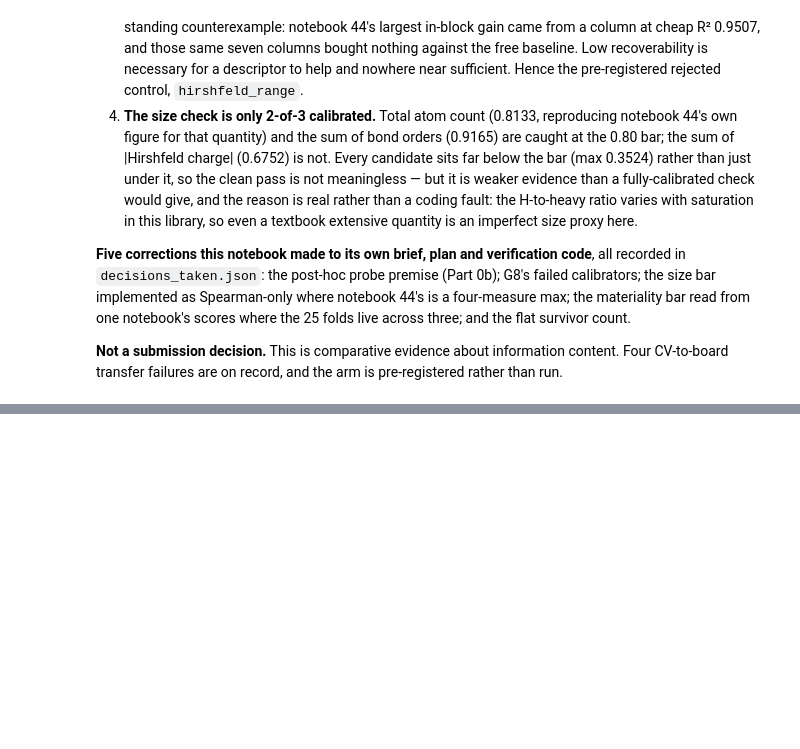
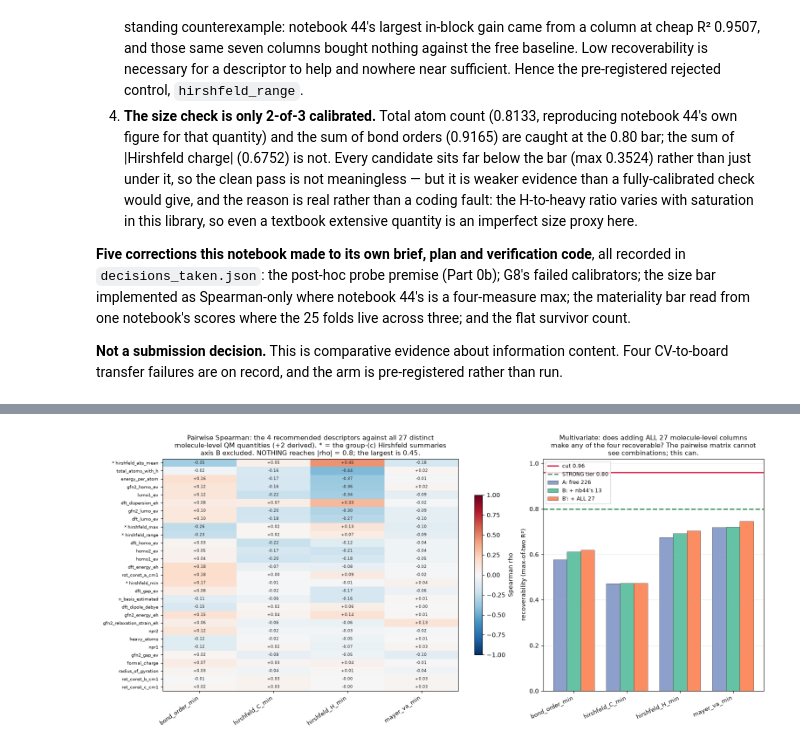
Before and after one commit to codie-freeman/OpenADMET-CYP-Blind-Challenge, a Jupyter notebook: notebooks/45_atom_level_screen.ipynb, the cells around one changed output, grey strips where cells are left out. Drawn from its saved outputs; the diff is of its cells as text; code cells hidden in the pictures; blank space fills up the shorter version.

```diff
--- a/notebooks/45_atom_level_screen.ipynb
+++ b/notebooks/45_atom_level_screen.ipynb
@@ -1683,0 +1919,76 @@ transfer failures are on record, and the arm is pre-registered rather than run.
+# %%
+# Part 7.4 -- the figure and the verdict on whether the recommendation changes.
+import matplotlib.pyplot as plt
+fig, (axL, axR) = plt.subplots(1, 2, figsize=(15.5, 7), width_ratios=[1.45, 1])
+H4 = ["hirshfeld_min", "hirshfeld_max", "hirshfeld_abs_mean", "hirshfeld_range"]
+Mx = X7.set_index("molecule_level_column").loc[[c for c in X7.molecule_level_column], FOUR]
+im = axL.imshow(Mx.to_numpy(), cmap="RdBu_r", vmin=-1, vmax=1, aspect="auto")
+axL.set_xticks(range(len(FOUR))); axL.set_xticklabels(FOUR, rotation=35, ha="right", fontsize=9)
+axL.set_yticks(range(len(Mx)))
+axL.set_yticklabels([f"{'* ' if c in H4 else '  '}{c}" for c in Mx.index], fontsize=7.4)
+for i in range(Mx.shape[0]):
+    for j in range(Mx.shape[1]):
+        v = Mx.to_numpy()[i, j]
+        axL.text(j, i, f"{v:+.2f}", ha="center", va="center", fontsize=6.4,
+                 color="white" if abs(v) > 0.55 else "0.15")
+axL.set_title("Pairwise Spearman: the 4 recommended descriptors against all 27 distinct\n"
+              "molecule-level QM quantities (+2 derived). * = the group-(c) Hirshfeld summaries\n"
+              f"axis B excluded. NOTHING reaches |rho| = {BAR7}; the largest is {X7.max_abs.max():.2f}.",
+              fontsize=10.5)
+fig.colorbar(im, ax=axL, fraction=.025, label="Spearman rho")
+
+w, idx = 0.26, np.arange(len(FOUR))
+for k, (lab, col) in enumerate([("A: free 226", "#8da0cb"),
+                                ("B: + nb44's 13", "#66c2a5"),
+                                ("B': + ALL 27", "#fc8d62")]):
+    key = ["A_free226", "B_free226_plus13", "Bprime_free226_plus_all27"][k]
+    axR.bar(idx + (k - 1) * w, R7.set_index("descriptor").loc[FOUR, key], w, label=lab,
+            color=col, edgecolor="0.25", lw=.5)
+axR.axhline(CUT7, color="crimson", lw=2, label=f"cut {CUT7}")
+axR.axhline(0.80, color="seagreen", lw=2, ls="--", label="STRONG tier 0.80")
+axR.set_xticks(idx); axR.set_xticklabels(FOUR, rotation=25, ha="right", fontsize=9)
+axR.set_ylabel("recoverability (max-of-two R²)"); axR.set_ylim(0, 1.02)
+axR.set_title("Multivariate: does adding ALL 27 molecule-level columns\n"
+              "make any of the four recoverable? The pairwise matrix cannot\n"
+              "see combinations; this can.", fontsize=10.5)
+axR.legend(fontsize=8.5, loc="upper left"); axR.grid(alpha=.25, axis="y")
+fig.tight_layout()
+fig.savefig(OUT7 / "figures" / "part7_four_vs_molecule_level.png", dpi=170, bbox_inches="tight")
+plt.show()
+
+print("=" * 98)
+print(f"{'PART 7 VERDICT':^98}")
+print("=" * 98)
+print(f"  pairwise pairs above |rho| {BAR7}                      : {len(flags)} of {len(X7)*len(FOUR)}")
+print(f"  largest pairwise |rho| anywhere                   : {X7.max_abs.max():.4f}"
+      f"  ({X7.iloc[0].molecule_level_column} vs hirshfeld_H_min)")
+print(f"  hirshfeld_C_min vs hirshfeld_min                  : "
+      f"{X7.loc[X7.molecule_level_column=='hirshfeld_min','hirshfeld_C_min'].iloc[0]:+.4f}")
+print(f"  multivariate B' minus B, median / max             : "
+      f"{R7.Bprime_minus_B.median():+.4f} / {R7.Bprime_minus_B.max():+.4f}")
+print(f"  still below the {CUT7} cut under B'                 : {len(still)} of 4")
+print("-" * 98)
+print("  DOES THIS CHANGE THE RECOMMENDATION OF THE FOUR?  NO. None of the four is largely a")
+print("  restatement of a molecule-level column already in descriptors.csv.")
+print()
+print("  The concern was well-posed and is answered on its own terms: the closest molecule-level")
+print("  partner of any of the four is hirshfeld_abs_mean against hirshfeld_H_min at rho +0.45,")
+print("  about 20% shared rank variance, and adding all 27 columns at once moves multivariate")
+print("  recoverability by a median of under 0.01. So the +0.0002 axis B result is NOT an artefact")
+print("  of the excluded Hirshfeld summaries -- those summaries were genuinely not the missing")
+print("  partner, and axis B's near-zero reading stands for the reason already given: this block is")
+print("  not a re-encoding of the molecule-level one.")
+print()
+print("  The per-element conditioning is what makes the difference, and the mechanism is checkable")
+print("  rather than hand-waved: a molecule's minimum Hirshfeld charge sits on its most")
+print("  electronegative atom -- an O or N nearly always, a carbon nearly never -- so hirshfeld_C_min")
+print("  measures a different atom from hirshfeld_min in almost every molecule, and their correlation")
+print("  is indistinguishable from zero.")
+print()
+print("  WHAT THIS DOES NOT ESTABLISH, unchanged from the main screen: that any of the four carries")
+print("  pIC50-relevant signal. It removes one specific way the recommendation could have been")
+print("  hollow -- recommending a near-copy of a column notebook 44 already tested and found nothing")
+print("  for -- and removes nothing else. The arm remains pre-registered, not run.")
+print("=" * 98)
+# %% [output]
+[figure, added]
```
Also changed, not shown: parts of 6 cells of this notebook, 5 other files.
